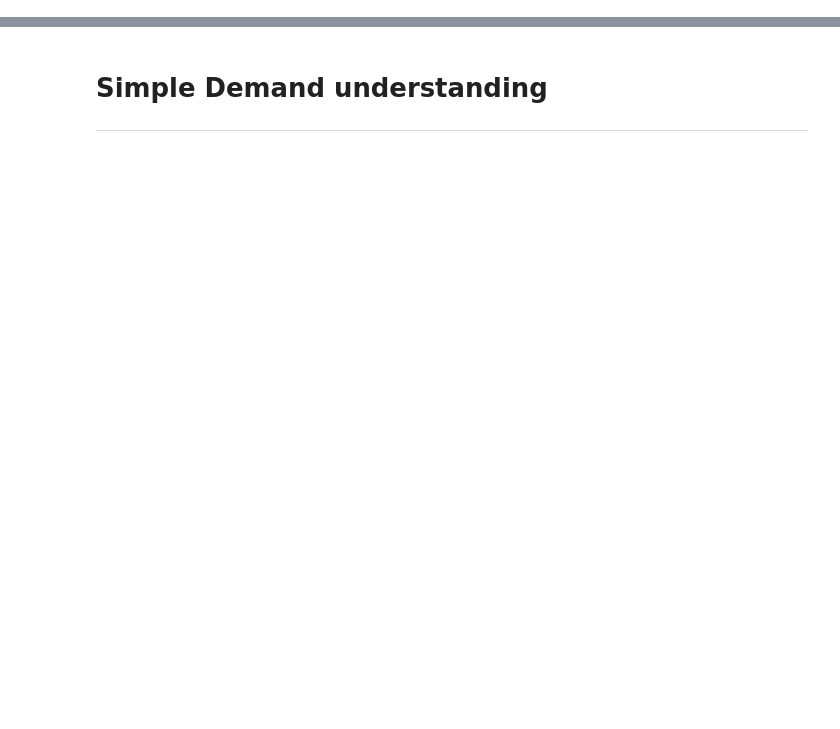
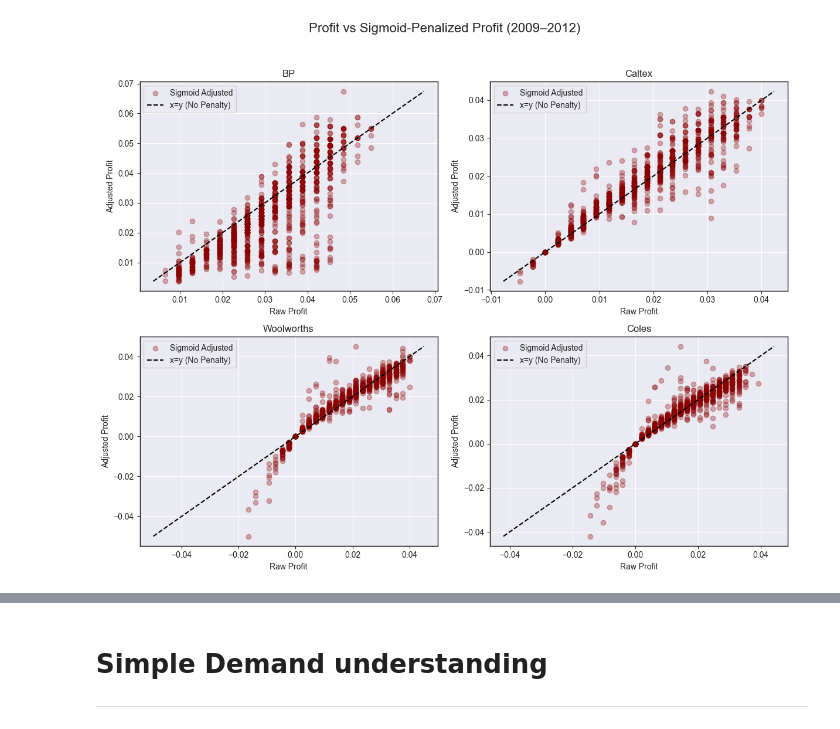
Before and after one commit to luciasauer/algorithmic_pricing_llms, a Jupyter notebook: notebooks/simple_demand_understanding.ipynb, the cells around one changed output, grey strips where cells are left out. Saved outputs shown, nothing was run; the diff lists cells and outputs as text; code cells hidden in the pictures; blank space fills up the shorter version.

```diff
--- a/notebooks/simple_demand_understanding.ipynb
+++ b/notebooks/simple_demand_understanding.ipynb
@@ -0,0 +56,3 @@
+# %%
+df = pd.read_parquet("../data/processed/final_data.parquet")
+df.head()
@@ -0,0 +129,15 @@
+# %%
+for deviation in ["price_deviation", "abs_deviation"]:
+    # -------------------- Estimate Lambda ---------------------
+    X = sm.add_constant(df_lambda_estimation[deviation])
+    y = df_lambda_estimation["log_profit"]
+    model = sm.OLS(y, X).fit()
+    lambda_est = model.params[deviation]
+    print(f"Estimated λ (symmetric penalty) for {deviation}: {lambda_est:.4f}")
+    # print model restuls
+    print(model.summary())
+
+    # -------------------- Compute Adjusted Profits ---------------------
+    df[f"adjusted_profit_{deviation}"] = df["profit"] * np.exp(
+        -lambda_est * df[deviation]
+    )
@@ -0,0 +162,51 @@
+# %%
+# Define brands to plot
+brands_to_plot = ["BP", "Caltex", "Woolworths", "Coles"]
+
+# Create subplots: 2 rows x 2 columns
+fig, axes = plt.subplots(2, 2, figsize=(12, 10))
+axes = axes.flatten()  # Make it easy to index
+
+for i, brand in enumerate(brands_to_plot):
+    ax = axes[i]
+    mask = (
+        df["brand"] == brand
+    )  # & (df['date'] >= start_date) & (df['date'] <= end_date)
+    df_b = df.loc[mask].copy()
+
+    ax.scatter(
+        df_b["profit"],
+        df_b["adjusted_profit_price_deviation"],
+        alpha=0.3,
+        label="Sigmoid Adjusted",
+        color="darkred",
+    )
+    min_val = min(df_b["profit"].min(), df_b["adjusted_profit_price_deviation"].min())
+    max_val = max(df_b["profit"].max(), df_b["adjusted_profit_price_deviation"].max())
+    ax.plot(
+        [min_val, max_val],
+        [min_val, max_val],
+        color="black",
+        linestyle="--",
+        label="x=y (No Penalty)",
+    )
+
+    ax.set_title(f"{brand}")
+    ax.set_xlabel("Raw Profit")
+    ax.set_ylabel("Adjusted Profit")
+    ax.grid(True)
+    ax.legend()
+
+    # Styling
+    for spine in ax.spines.values():
+        spine.set_visible(True)
+        spine.set_linewidth(1)
+        spine.set_color("black")
+    ax.xaxis.set_ticks_position("bottom")
+    ax.yaxis.set_ticks_position("left")
+
+plt.suptitle("Profit vs Sigmoid-Penalized Profit (2009–2012)", fontsize=16)
+plt.tight_layout(rect=[0, 0.03, 1, 0.95])
+plt.show()
+# %% [output]
+[figure, added]
```
Also changed, not shown: parts of 13 cells of this notebook.
